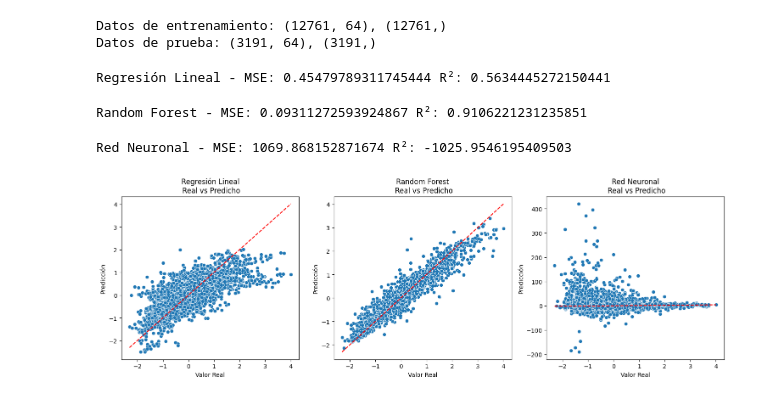
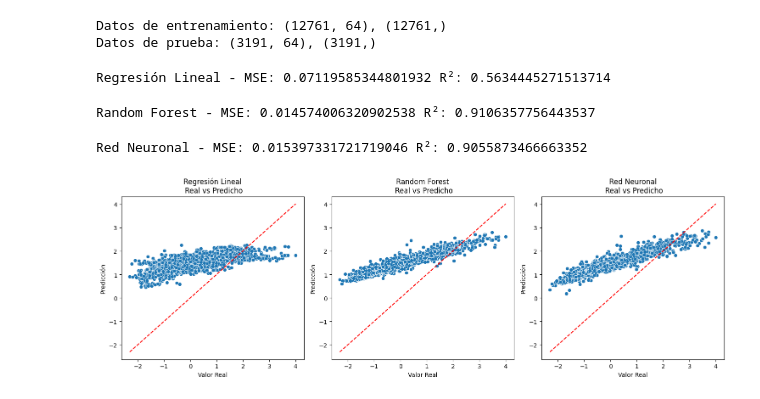
Before and after one commit to lauracoicue/Proyecto2_CDD, a Jupyter notebook: Proc2.ipynb, the cells around one changed output. Cells and saved outputs as stored; diff of their text form; code cells hidden in the pictures.

Commit message:
modelos_error_prediccion

```diff
--- a/Proc2.ipynb
+++ b/Proc2.ipynb
@@ -241,7 +253,7 @@ y
 Name: averageprice, Length: 15952, dtype: float64
 # %%
-# Dividir datos en entrenamiento (80%) y prueba (20%)
-X_train, X_test, y_train, y_test = train_test_split(X, y, test_size=0.2, random_state=42)
+# Dividir datos en entrenamiento (80%) y_scaled prueba (20%)
+X_train, X_test, y_train, y_test = train_test_split(X_scaled, y_scaled, test_size=0.2, random_state=42)
 
 # Mostrar las formas de los conjuntos resultantes
 print(f"Datos de entrenamiento: {X_train.shape}, {y_train.shape}")
@@ -250,60 +262,61 @@ print(f"Datos de prueba: {X_test.shape}, {y_test.shape}")
 Datos de entrenamiento: (12761, 64), (12761,)
 Datos de prueba: (3191, 64), (3191,)
 # %%
-# Modelo 1: Regresión Lineal
+# Regresión Lineal
 lr = LinearRegression()
 lr.fit(X_train, y_train)
-y_pred_lr = lr.predict(X_test)
-print("Regresión Lineal - MSE:", mean_squared_error(y_test, y_pred_lr), "R²:", r2_score(y_test, y_pred_lr))
+y_pred_lr = scaler_y.inverse_transform(lr.predict(X_test).reshape(-1, 1))
+y_test_real = scaler_y.inverse_transform(y_test.reshape(-1, 1))
+print("Regresión Lineal - MSE:", mean_squared_error(y_test_real, y_pred_lr), "R²:", r2_score(y_test_real, y_pred_lr))
 # %% [output]
-Regresión Lineal - MSE: 0.45479789311745444 R²: 0.5634445272150441
+Regresión Lineal - MSE: 0.07119585344801932 R²: 0.5634445271513714
 # %%
-
-# Modelo 2: Random Forest
+# Random Forest
 rf = RandomForestRegressor(n_estimators=100, random_state=42)
 rf.fit(X_train, y_train)
-y_pred_rf = rf.predict(X_test)
-print("Random Forest - MSE:", mean_squared_error(y_test, y_pred_rf), "R²:", r2_score(y_test, y_pred_rf))
+y_pred_rf = scaler_y.inverse_transform(rf.predict(X_test).reshape(-1, 1))
+print("Random Forest - MSE:", mean_squared_error(y_test_real, y_pred_rf), "R²:", r2_score(y_test_real, y_pred_rf))
 # %% [output]
-Random Forest - MSE: 0.09311272593924867 R²: 0.9106221231235851
+Random Forest - MSE: 0.014574006320902538 R²: 0.9106357756443537
 # %%
-# Modelo 3: Red Neuronal
-nn = MLPRegressor(hidden_layer_sizes=(50, 50), max_iter=500, random_state=42)
+
+# Red Neuronal
+nn = MLPRegressor(hidden_layer_sizes=(100, 50), max_iter=1000, random_state=42)
 nn.fit(X_train, y_train)
-y_pred_nn = nn.predict(X_test)
-print("Red Neuronal - MSE:", mean_squared_error(y_test, y_pred_nn), "R²:", r2_score(y_test, y_pred_nn))
+y_pred_nn = scaler_y.inverse_transform(nn.predict(X_test).reshape(-1, 1))
+print("Red Neuronal - MSE:", mean_squared_error(y_test_real, y_pred_nn), "R²:", r2_score(y_test_real, y_pred_nn))
 # %% [output]
-Red Neuronal - MSE: 1069.868152871674 R²: -1025.9546195409503
+Red Neuronal - MSE: 0.015397331721719046 R²: 0.9055873466663352
 # %%
 
 # Crear figura
 plt.figure(figsize=(15, 5))
 
 # Regresión Lineal
 plt.subplot(1, 3, 1)
-sns.scatterplot(x=y_test, y=y_pred_lr)
+sns.scatterplot(x=y_test.ravel(), y=y_pred_lr.ravel())
 plt.title('Regresión Lineal\n Real vs Predicho')
 plt.xlabel('Valor Real')
 plt.ylabel('Predicción')
 plt.plot([y_test.min(), y_test.max()], [y_test.min(), y_test.max()], 'r--')  # Línea ideal
 
 # Random Forest
 plt.subplot(1, 3, 2)
-sns.scatterplot(x=y_test, y=y_pred_rf)
+sns.scatterplot(x=y_test.ravel(), y=y_pred_rf.ravel())
 plt.title('Random Forest\n Real vs Predicho')
 plt.xlabel('Valor Real')
 plt.ylabel('Predicción')
 plt.plot([y_test.min(), y_test.max()], [y_test.min(), y_test.max()], 'r--')
 
 # Red Neuronal
 plt.subplot(1, 3, 3)
-sns.scatterplot(x=y_test, y=y_pred_nn)
+sns.scatterplot(x=y_test.ravel(), y=y_pred_nn.ravel())
 plt.title('Red Neuronal\n Real vs Predicho')
 plt.xlabel('Valor Real')
 plt.ylabel('Predicción')
 plt.plot([y_test.min(), y_test.max()], [y_test.min(), y_test.max()], 'r--')
 
 plt.tight_layout()
 plt.show()
 # %% [output]
-[figure, old version]
+[figure, new version]
```
Also changed, not shown: parts of 17 cells of this notebook.
